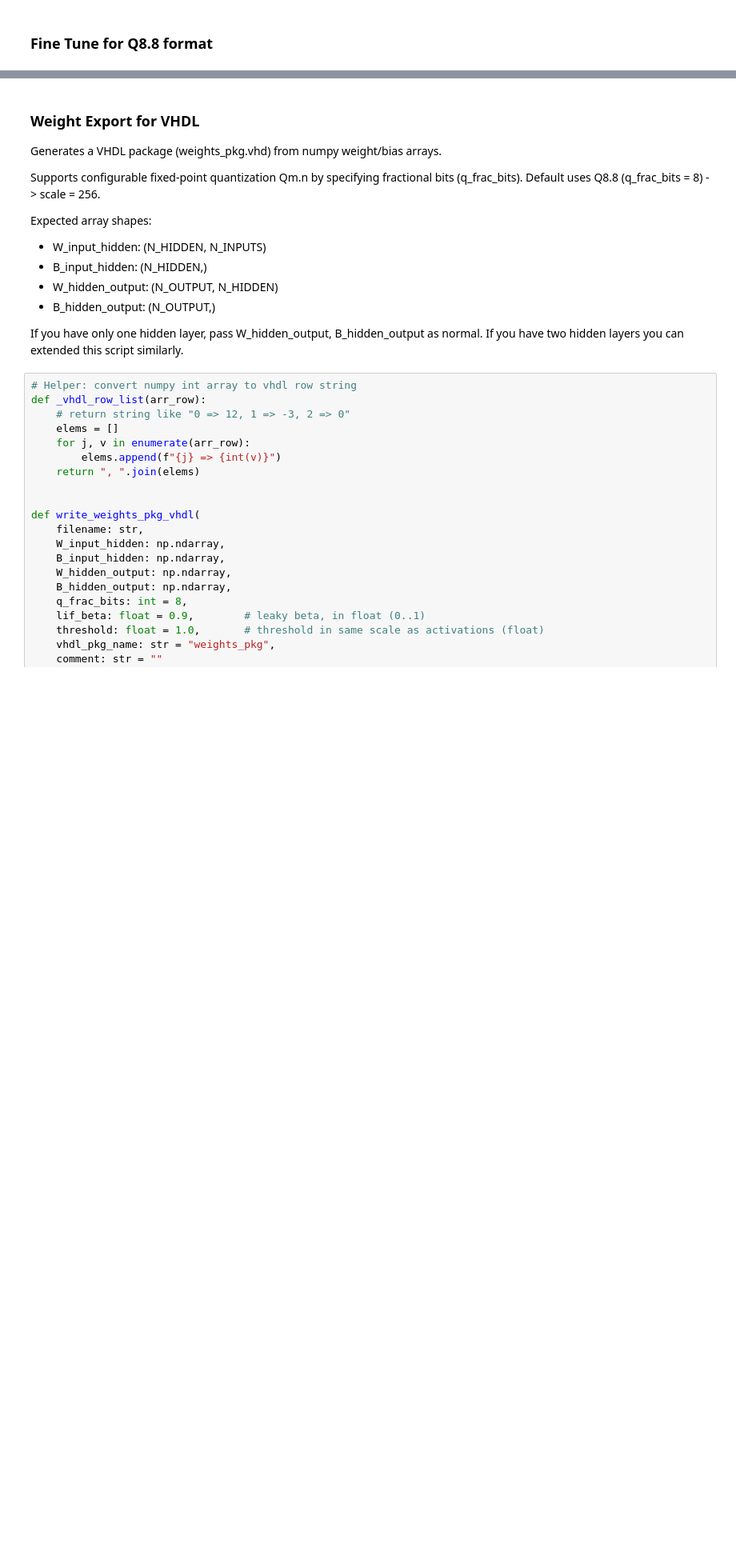
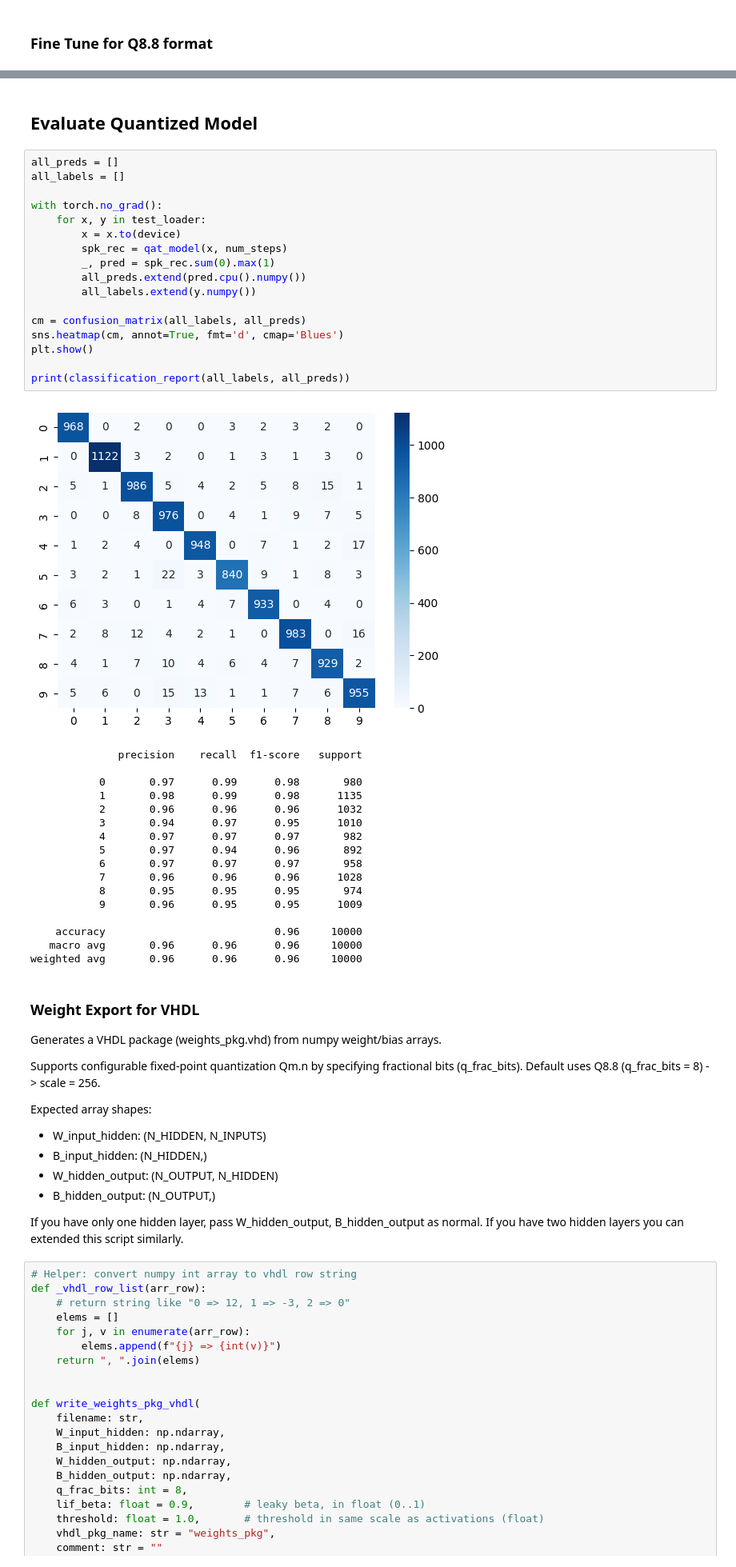
Before and after one commit to InduwaraGunasena/SNN-FPGA, a Jupyter notebook: Python scripts/snn_test.ipynb, the cells around one changed output, grey strips where cells are left out. Shown: that part at 80% size. Cells and saved outputs as stored; diff of their text form; blank space fills up the shorter version.

```diff
--- a/Python scripts/snn_test.ipynb
+++ b/Python scripts/snn_test.ipynb
@@ -370,3 +368,40 @@ print(f"Saved fine-tuned QAT model state to {qat_state_path}")
+# %% [markdown]
+## Evaluate Quantized Model
+# %%
+all_preds = []
+all_labels = []
+
+with torch.no_grad():
+    for x, y in test_loader:
+        x = x.to(device)
+        spk_rec = qat_model(x, num_steps)
+        _, pred = spk_rec.sum(0).max(1)
+        all_preds.extend(pred.cpu().numpy())
+        all_labels.extend(y.numpy())
+
+cm = confusion_matrix(all_labels, all_preds)
+sns.heatmap(cm, annot=True, fmt='d', cmap='Blues')
+plt.show()
+
+print(classification_report(all_labels, all_preds))
+# %% [output]
+[figure, added]
+              precision    recall  f1-score   support
+
+           0       0.97      0.99      0.98       980
+           1       0.98      0.99      0.98      1135
+           2       0.96      0.96      0.96      1032
+           3       0.94      0.97      0.95      1010
+           4       0.97      0.97      0.97       982
+           5       0.97      0.94      0.96       892
+           6       0.97      0.97      0.97       958
+           7       0.96      0.96      0.96      1028
+           8       0.95      0.95      0.95       974
+           9       0.96      0.95      0.95      1009
+
+    accuracy                           0.96     10000
+   macro avg       0.96      0.96      0.96     10000
+weighted avg       0.96      0.96      0.96     10000
 # %% [markdown]
 ### Weight Export for VHDL
 
```
Also changed, not shown: parts of 8 cells of this notebook.
